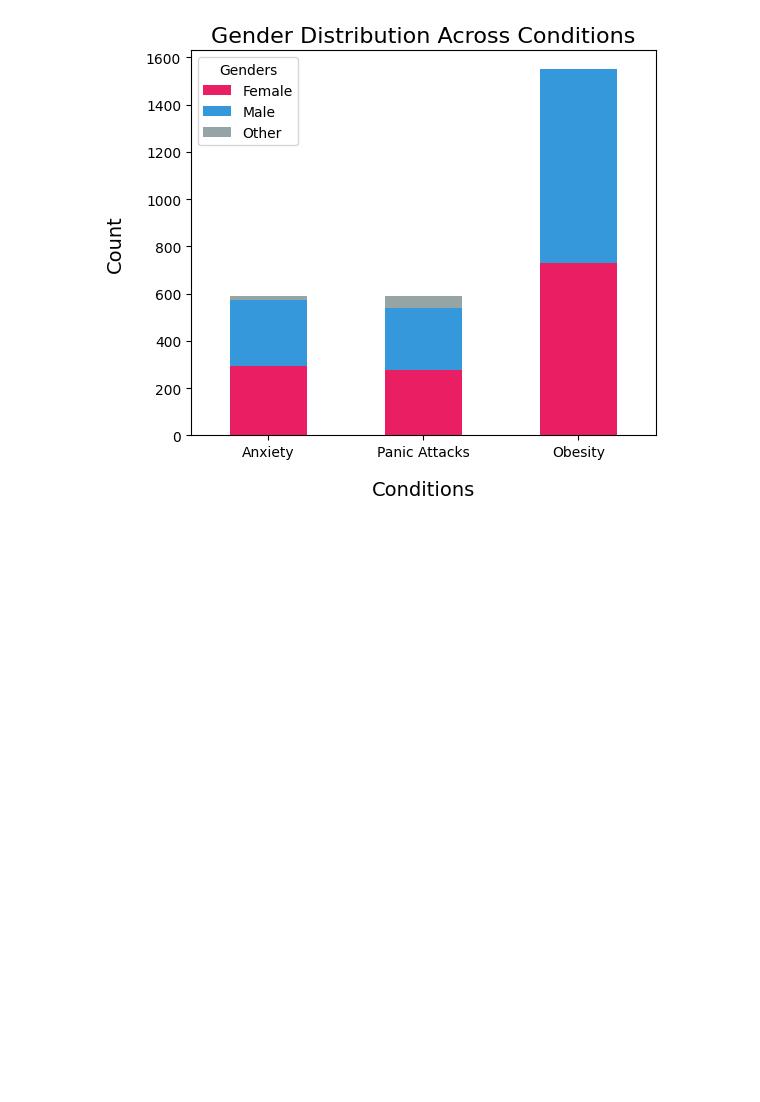
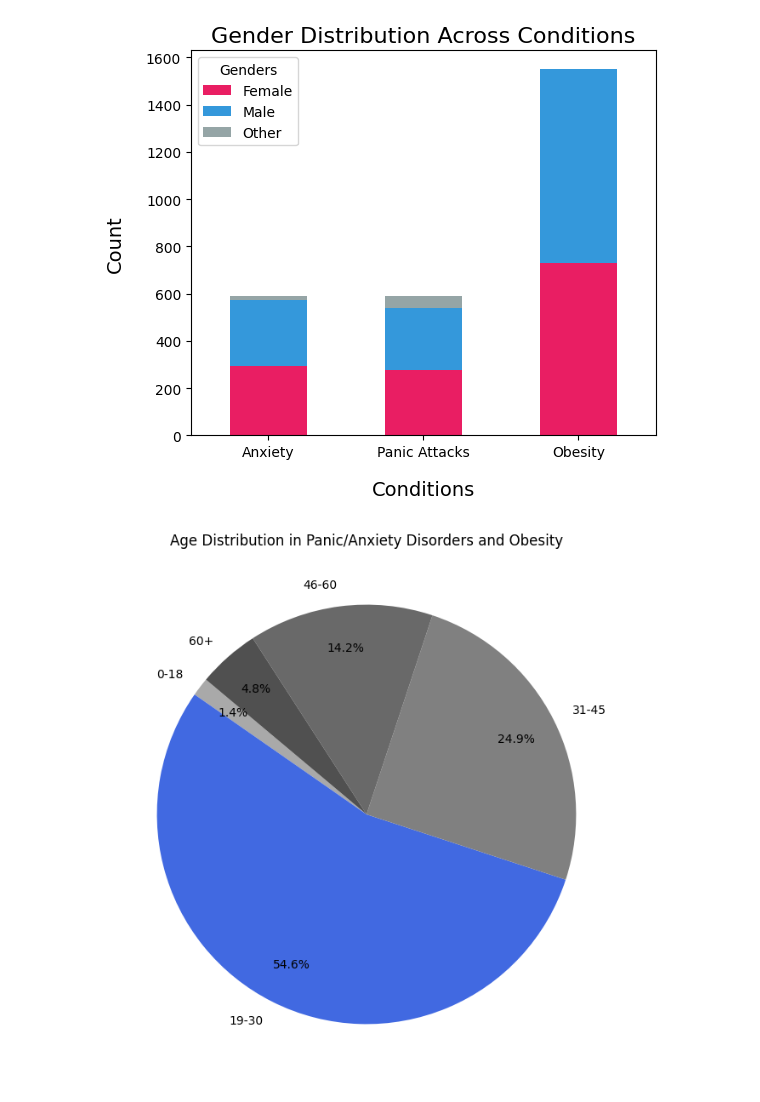
Before and after one commit to Julia-Heffner/Capstone_Mental_Illness, a Jupyter notebook: Mental_Illness.ipynb, the cells around one changed output. Saved outputs shown, nothing was run; the diff lists cells and outputs as text; code cells hidden in the pictures; blank space fills up the shorter version.

Commit message:
Added pie chart for age distribution. Updated resources in Readme

```diff
--- a/Mental_Illness.ipynb
+++ b/Mental_Illness.ipynb
@@ -163,6 +163,25 @@ gender_data = merged_data[
     'Panic Genders': 'Panic Attacks',
     'Obesity Genders': 'Obesity'
 })
+# %%
+#Data for Ages
+'''
+Created a variable to combine the age data from 'Panic Ages', 'Anxiety Ages', and 'Obesity Ages'.
+Defined age bins and created labels for the bins.
+Categorized the data into the desired bins.
+And sorted the data accordingly.
+'''
+Age_data = pd.concat([merged_data['Panic Ages'], merged_data['Anxiety Ages'], merged_data['Obesity Ages']])
+
+#Define age bins
+bins = [0, 18, 30, 45, 60, 100]
+labels = ['0-18', '19-30', '31-45', '46-60', '60+']
+
+#Categorize age data into bins
+Age_groups = pd.cut(Age_data, bins=bins, labels=labels, right=False)
+
+#Count occurrences in each age group
+age_distribution = Age_groups.value_counts().sort_index()
 # %% [markdown]
 ### Graphs/ Charts
 # %%
@@ -187,3 +206,13 @@ plt.xticks(rotation=0)
 (array([0, 1, 2]),
  [Text(0, 0, 'Anxiety'), Text(1, 0, 'Panic Attacks'), Text(2, 0, 'Obesity')])
 [figure]
+# %%
+# Pie chart for age distribution
+colors= ['#A9A9A9', '#4169E1','#808080', '#696969', '#505050']
+#['#D3D3D3', '#A9A9A9', '#808080', '#696969', '#505050']
+plt.figure(figsize=(8, 8))
+plt.pie(age_distribution, labels=age_distribution.index, autopct='%1.1f%%', startangle=140, pctdistance=.8, colors=colors)
+plt.title("Age Distribution in Panic/Anxiety Disorders and Obesity")
+plt.show()
+# %% [output]
+[figure, added]
```
Also changed, not shown: 1 other file.
